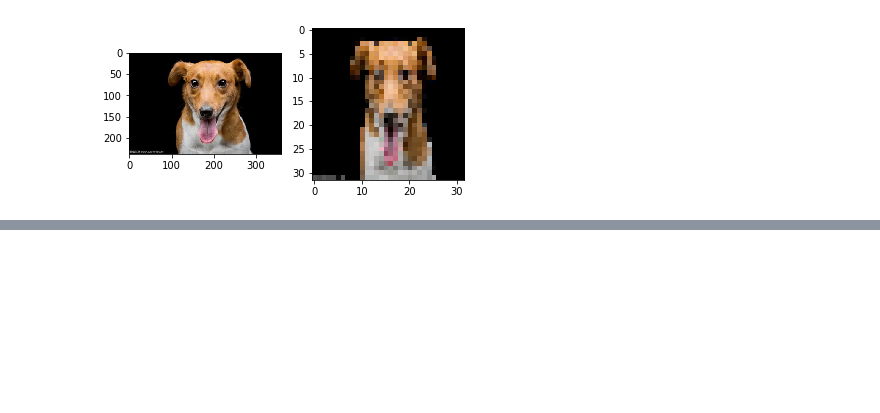
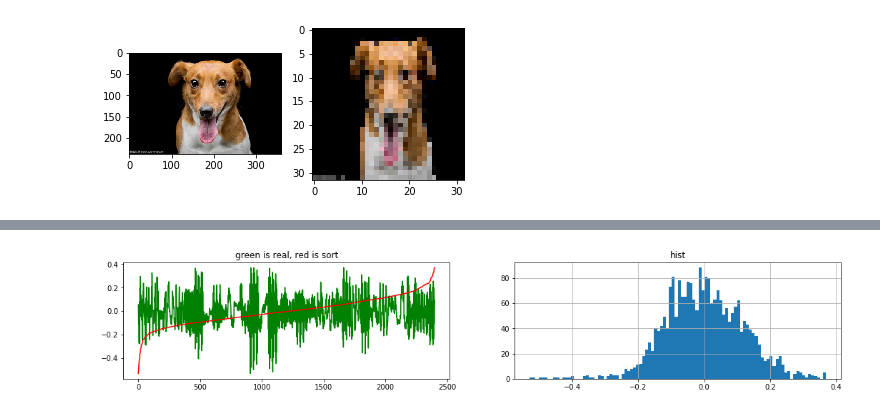
Before and after one commit to autoas/CMSIS_5, a Jupyter notebook: CMSIS/NN/Examples/ARM/arm_nn_examples/cifar10/cifar10.ipynb, the cells around one changed output, grey strips where cells are left out. Cells and saved outputs as stored; diff of their text form; code cells hidden in the pictures; blank space fills up the shorter version.

Commit message:
study of how model was generated

```diff
--- a/CMSIS/NN/Examples/ARM/arm_nn_examples/cifar10/cifar10.ipynb
+++ b/CMSIS/NN/Examples/ARM/arm_nn_examples/cifar10/cifar10.ipynb
@@ -118,0 +224,4 @@ truck: 0.0%
+# %%
+# load caffe model
+caffe.set_mode_cpu()
+net = caffe.Net(model_file,weight_file,caffe.TEST)
@@ -118,0 +230,10 @@ truck: 0.0%
+# %%
+im = Image.open(img)
+im = im.convert('RGB')
+im = im.resize((32,32))
+im = np.asarray(im)
+im = np.asarray(im.transpose(2,0,1))
+im = np.asarray((im[0] - 125,im[1] - 123,im[0] - 114), dtype=np.int8)
+net.blobs['data'].data[...] = im/255.0
+#plt.imshow(im.transpose(1,2,0))
+net.forward()
@@ -118,0 +244,28 @@ truck: 0.0%
+# %%
+def genmenraw(D):
+    N,C,H,W = D
+    # according to arm_nnexamples_cifar10_weights.h INPUT_MEAN_SHIFT
+    mr,mg,mb = 125,123,114
+    mf = 'mean.raw'
+    mean = np.empty((C,H,W),dtype=np.float32)
+    mean[0].fill(mr)
+    mean[1].fill(mg)
+    mean[2].fill(mb)
+    np.save(mf, mean)
+    return mf+'.npy'
+
+mean_file = genmenraw(net.blobs['data'].data.shape)
+# run inference, https://www.zhihu.com/question/38107945
+transformer = caffe.io.Transformer({'data': net.blobs['data'].data.shape})
+# change dimensition from HWC to CHW
+transformer.set_transpose('data', (2,0,1))
+# subtract mean
+transformer.set_mean('data', np.load(mean_file).mean(1).mean(1))
+# scale to range 0-255
+transformer.set_raw_scale('data', 255)
+transformer.set_channel_swap('data', (2,1,0)) # if using RGB instead if BGR
+im=caffe.io.load_image(img)
+net.blobs['data'].data[...] = transformer.preprocess('data',im)/255.0
+#plt.imshow(transformer.preprocess('data',im).transpose(1,2,0))
+out = net.forward()
+print(out)
@@ -118,0 +301,4 @@ truck: 0.0%
+# %%
+show(net.params['conv1'][0].data)
+# %% [output]
+[figure, added]
```
Also changed, not shown: parts of 21 cells of this notebook, 1 other file.
